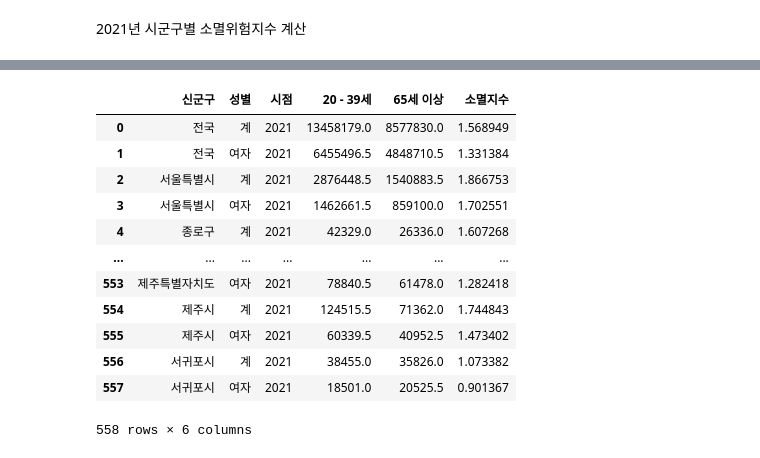
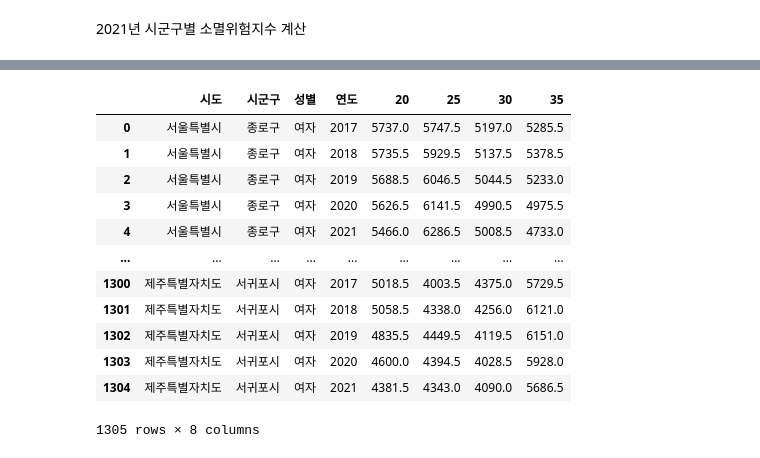
Before and after one commit to sphy1597/data_analysis-DS, a Jupyter notebook: 인구소멸해결방안(규처리꺼_ver)_ipynb의_사본.ipynb, the cells around one changed output, grey strips where cells are left out. Cells and saved outputs as stored; diff of their text form; code cells hidden in the pictures.

```diff
--- a/인구소멸해결방안(규처리꺼_ver)_ipynb의_사본.ipynb
+++ b/인구소멸해결방안(규처리꺼_ver)_ipynb의_사본.ipynb
@@ -45,25 +6,0 @@ data
-# %%
-score = pd.DataFrame()
-score['신군구'] = data['행정구역(시군구)별']
-score['성별'] = data['성별']
-score['시점'] = data['시점']
-
-score['20 - 39세'] = data['20 - 24세'] + data['25 - 29세'] + data['30 - 34세'] + data['35 - 39세']
-score['65세 이상'] = data['65 - 69세'] + data['70 - 74세'] + data['75 - 79세'] + data['80세 이상']
-score['소멸지수'] = score['20 - 39세'] / score['65세 이상']
-
-score
-# %% [output]
-|  | 신군구 | 성별 | 시점 | 20 - 39세 | 65세 이상 | 소멸지수 |
-| 0 | 전국 | 계 | 2021 | 13458179.0 | 8577830.0 | 1.568949 |
-| 1 | 전국 | 여자 | 2021 | 6455496.5 | 4848710.5 | 1.331384 |
-| 2 | 서울특별시 | 계 | 2021 | 2876448.5 | 1540883.5 | 1.866753 |
-| 3 | 서울특별시 | 여자 | 2021 | 1462661.5 | 859100.0 | 1.702551 |
-| 4 | 종로구 | 계 | 2021 | 42329.0 | 26336.0 | 1.607268 |
-| ... | ... | ... | ... | ... | ... | ... |
-| 553 | 제주특별자치도 | 여자 | 2021 | 78840.5 | 61478.0 | 1.282418 |
-| 554 | 제주시 | 계 | 2021 | 124515.5 | 71362.0 | 1.744843 |
-| 555 | 제주시 | 여자 | 2021 | 60339.5 | 40952.5 | 1.473402 |
-| 556 | 서귀포시 | 계 | 2021 | 38455.0 | 35826.0 | 1.073382 |
-| 557 | 서귀포시 | 여자 | 2021 | 18501.0 | 20525.5 | 0.901367 |
-558 rows × 6 columns
@@ -73,0 +7,19 @@ print('Hello word')
+# %%
+import pandas as pd
+
+women = pd.read_excel('/content/여성17_21.xlsx')
+women
+# %% [output]
+|  | 시도 | 시군구 | 성별 | 연도 | 20 | 25 | 30 | 35 |
+| 0 | 서울특별시 | 종로구 | 여자 | 2017 | 5737.0 | 5747.5 | 5197.0 | 5285.5 |
+| 1 | 서울특별시 | 종로구 | 여자 | 2018 | 5735.5 | 5929.5 | 5137.5 | 5378.5 |
+| 2 | 서울특별시 | 종로구 | 여자 | 2019 | 5688.5 | 6046.5 | 5044.5 | 5233.0 |
+| 3 | 서울특별시 | 종로구 | 여자 | 2020 | 5626.5 | 6141.5 | 4990.5 | 4975.5 |
+| 4 | 서울특별시 | 종로구 | 여자 | 2021 | 5466.0 | 6286.5 | 5008.5 | 4733.0 |
+| ... | ... | ... | ... | ... | ... | ... | ... | ... |
+| 1300 | 제주특별자치도 | 서귀포시 | 여자 | 2017 | 5018.5 | 4003.5 | 4375.0 | 5729.5 |
+| 1301 | 제주특별자치도 | 서귀포시 | 여자 | 2018 | 5058.5 | 4338.0 | 4256.0 | 6121.0 |
+| 1302 | 제주특별자치도 | 서귀포시 | 여자 | 2019 | 4835.5 | 4449.5 | 4119.5 | 6151.0 |
+| 1303 | 제주특별자치도 | 서귀포시 | 여자 | 2020 | 4600.0 | 4394.5 | 4028.5 | 5928.0 |
+| 1304 | 제주특별자치도 | 서귀포시 | 여자 | 2021 | 4381.5 | 4343.0 | 4090.0 | 5686.5 |
+1305 rows × 8 columns
```
Also changed, not shown: parts of 13 cells of this notebook.
